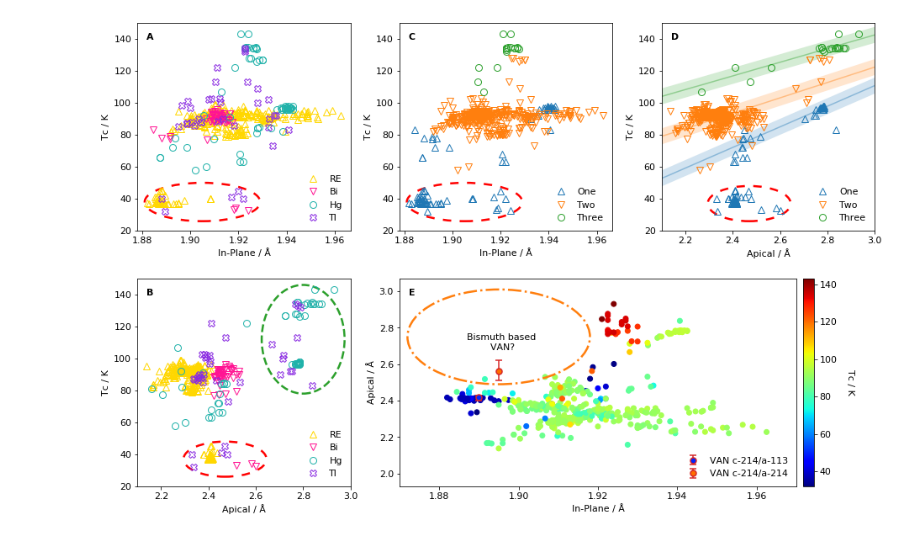
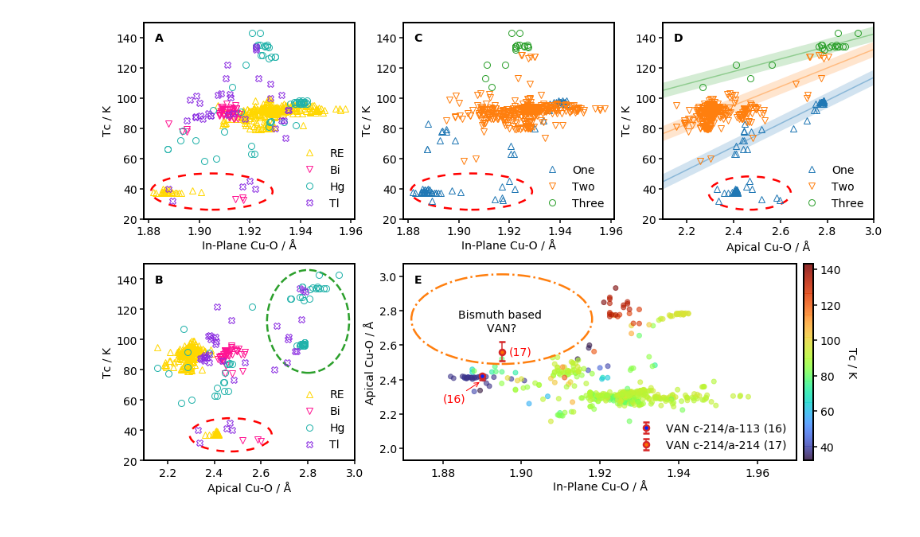
Before and after one commit to CompRhys/apical, a Jupyter notebook: plot/pyplot-plots.ipynb, the cells around one changed output. Cells and saved outputs as stored; diff of their text form; code cells hidden in the pictures.

```diff
--- a/plot/pyplot-plots.ipynb
+++ b/plot/pyplot-plots.ipynb
@@ -14,4 +14,9 @@ from matplotlib.legend import Legend
 import matplotlib
 from matplotlib import cm
 
-plt.rcParams.update({'font.size': 11})
+plt.rc('font', size=14)
+plt.rcParams['axes.linewidth'] = 2
+plt.rcParams['xtick.major.size'] = 5
+plt.rcParams['xtick.major.width'] = 1.5
+plt.rcParams['ytick.major.size'] = 5
+plt.rcParams['ytick.major.width'] = 1.5
@@ -70,6 +337,18 @@ ref_icsd_re = df_icsd_re.index.tolist()
 # %%
+df_sc_top = pd.read_csv("/home/reag2/PhD/first-year/apical/processed-data/super_top.csv", index_col=0)
+
+latc_sc_top = df_sc_top["latc :"].values.T
+lata_sc_top = df_sc_top["lata :"].values.T
+api_sc_top = df_sc_top["cu-o_a :"].values.T
+plnr_sc_top = df_sc_top["cu-o_p :"].values.T
+tc_sc_top = df_sc_top["tc :"].values.T
+family_sc_top = df_sc_top["str3 :"].values
+weight_sc_top = compute_sample_weight('balanced', df_sc_top["str3 :"])
+comp_sc_top = df_sc_top["composition :"].values.tolist()
+ref_sc_top = df_sc_top.index
+
 fig = plt.figure(figsize=(14,9), constrained_layout=False)
-gs1 = fig.add_gridspec(nrows=2, ncols=3, left=0.10, right=0.97,
+gs1 = fig.add_gridspec(nrows=2, ncols=3, left=0.06, right=0.97,
                        bottom=0.10, top=0.95, wspace=0.23, hspace=0.23)
 ax0 = fig.add_subplot(gs1[0, 1])
 ax1 = fig.add_subplot(gs1[0, 2])
@@ -100,7 +379,7 @@ for fam, mark, col in zip(families, markers, tab_col):
 
 ax0.set_ylabel('Tc / K')
 ax0.set_ylim((20,150))
-ax0.set_xlabel('In-Plane / Å')
+ax0.set_xlabel('In-Plane Cu-O / Å')
 # ax0.set_xlim((1.87,1.98))
 ax0.legend(loc=4, frameon=False)
 
@@ -160,7 +439,7 @@ for fam, mark, col in zip(families, markers, tab_col):
 
 ax1.set_ylabel('Tc / K')
 ax1.set_ylim((20,150))
-ax1.set_xlabel('Apical / Å')
+ax1.set_xlabel('Apical Cu-O / Å')
 ax1.set_xlim((2.1,3.0))
 ax1.legend(loc=4, frameon=False)
 
@@ -188,7 +467,7 @@ for fam, mark, col in zip(types, markers, alt_colours):
 
 ax2.set_ylabel('Tc / K')
 ax2.set_ylim((20,150))
-ax2.set_xlabel('In-Plane / Å')
+ax2.set_xlabel('In-Plane Cu-O / Å')
 # ax2.set_xlim((1.87,1.98))
 ax2.legend(loc=4, frameon=False)
 
@@ -218,7 +497,7 @@ for fam, mark, col in zip(types, markers, alt_colours):
 
 ax3.set_ylabel('Tc / K')
 ax3.set_ylim((20,150))
-ax3.set_xlabel('Apical / Å')
+ax3.set_xlabel('Apical Cu-O / Å')
 ax3.set_xlim((2.1,3.0))
 ax3.legend(loc=4, frameon=False)
 
@@ -244,17 +523,18 @@ for fam in families:
     img = ax5.scatter(plnr_sc_top[mask], api_sc_top[mask],
 #                       s=40,
 #                       marker=mark,
+                      alpha=0.6,
                       c=tc_sc_top[mask],
-                      cmap="jet",
+                      cmap="turbo",
                       vmin=np.min(tc_sc_top), vmax=np.max(tc_sc_top),
 #                       facecolor='none',
 #                       edgecolors='face',
 #                       label=fam,
                      )
 
-ax5.set_xlabel('In-Plane / Å')
+ax5.set_xlabel('In-Plane Cu-O / Å')
 ax5.set_xlim((1.87, 1.97))
-ax5.set_ylabel('Apical / Å')
+ax5.set_ylabel('Apical Cu-O / Å')
 ax5.set_ylim((1.93,3.07))
 cb = fig.colorbar(img, ax=[ax5], fraction=0.15, pad=0.015)
 cb.set_label('Tc / K', rotation=270, labelpad=20, )
@@ -274,42 +554,51 @@ ax5.errorbar((3.78/2), (2.42), yerr=np.array((0.02, 0.01)).reshape(-1,1),
     color=c_50,
     ecolor='tab:red',
     markeredgecolor='tab:red',
-    markeredgewidth=1.5,
+    markeredgewidth=2.5,
 #     color='tab:red',
-    label="VAN c-214/a-113"
+    label="VAN c-214/a-113 (16)"
     )
 
 ax5.errorbar((3.79/2), (2.56), yerr=np.array((0.05, 0.06)).reshape(-1,1),
     linestyle="None",
     marker='o',
     markersize=7,
     capsize=4,
     color=c_120,
     ecolor='tab:red',
     markeredgecolor='tab:red',
-    markeredgewidth=1.5,
+    markeredgewidth=2.5,
 #     color='tab:red',
 #     fillstyle="none",
-    label="VAN c-214/a-214"
+    label="VAN c-214/a-214 (17)"
     )
+
+arrows = {
+    "arrowstyle": "->",
+#     "mutation_scale": 1.7,
+    "color": "r"
+}
+
+ax5.annotate("(16)", (1.8897,2.39), (1.88,2.27), color="r", arrowprops=arrows)
+ax5.annotate("(17)", (1.8968,2.54), color="r")
 
 shade = matplotlib.patches.Ellipse((1.895,2.75), .046, .52,
                                    linestyle='-.', linewidth=2.5,
                                    facecolor="none", edgecolor="tab:orange")
 ax5.add_artist(shade)
 
-ax5.annotate("Bismuth based\n        VAN?", (1.887,2.68))
+ax5.annotate("Bismuth based\n        VAN?", (1.884,2.68))
 
 ax5.legend(loc='lower right', frameon=False,
            facecolor='white', framealpha=1,
 #            bbox_to_anchor=(1.868, 2.95), bbox_transform=ax5.transData,
           )
 leg = Legend(ax5, handles=[], labels=[], title=r"$\bf{E}$",
              loc='upper left', frameon=False)
 ax5.add_artist(leg)
 
 
 plt.show()
-fig.savefig("pyplot/download.pdf")
+fig.savefig("pyplot/trends.pdf")
 # %% [output]
-[figure, old version]
+[figure, new version]
```
Also changed, not shown: parts of 15 cells of this notebook, 8 other files.
